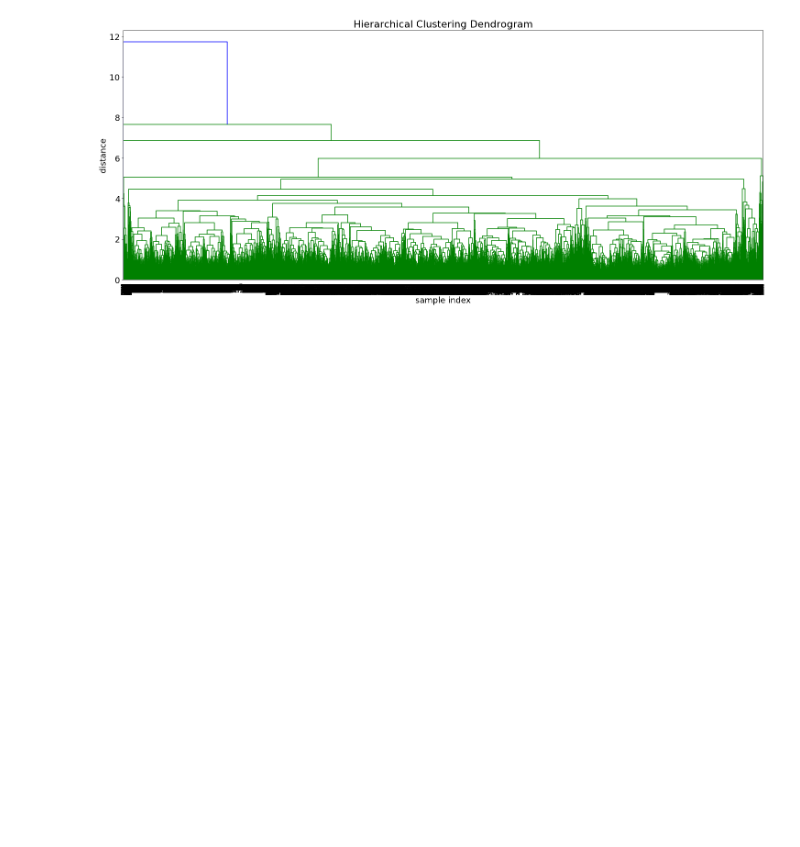
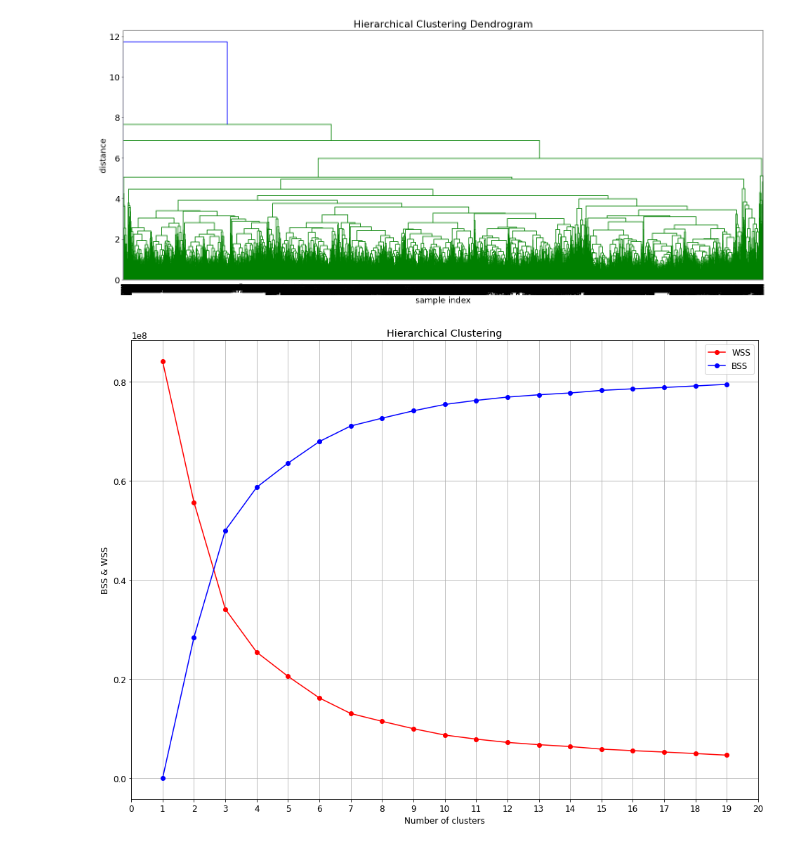
Before and after one commit to STASYA00/DS-DS, a Jupyter notebook: Notebooks/Traffic-TRAFFIC.ipynb, the cells around one changed output. Saved outputs shown, nothing was run; the diff lists cells and outputs as text; code cells hidden in the pictures; blank space fills up the shorter version.

```diff
--- a/Notebooks/Traffic-TRAFFIC.ipynb
+++ b/Notebooks/Traffic-TRAFFIC.ipynb
@@ -428,3 +448,39 @@ dendrogram(matrix, leaf_rotation = 90, leaf_font_size=8)
 plt.show()
 # %% [output]
 [figure]
+# %%
+matrix = linkage(rows_tsne, 'average')
+# number of cluster
+wss_val = []
+bss_val = []
+k_val = range(1,20)
+# %%
+x = rows_tsne
+for k in k_val:
+    clustering = fcluster(matrix, k, criterion='maxclust')
+    centroids = [np.mean(x[clustering==c],axis=0) for c in range(1,k+1)]
+    cdist(x, centroids, 'euclidean')
+    D = cdist(x, centroids, 'euclidean')
+    cIdx = np.argmin(D,axis=1)
+    d = np.min(D,axis=1)
+    avgWithinSS = sum(d)/x.shape[0]
+    wss = sum(d**2)
+    tss = sum(pdist(x)**2)/x.shape[0]
+    bss = tss-wss
+    wss_val += [wss]
+    bss_val += [bss]
+# %%
+k_val = range(1,20)
+fig = plt.figure(figsize=(16,12));
+font = {'family' : 'sans', 'size'   : 12}
+plt.rc('font', **font)
+plt.plot(k_val, wss_val, 'bo-', color='red', label='WSS')
+plt.plot(k_val, bss_val, 'bo-', color='blue', label='BSS')
+plt.grid(True)
+plt.xlabel('Number of clusters')
+plt.ylabel('BSS & WSS')
+plt.xticks(np.arange(0,21,1))
+plt.legend()
+plt.title('Hierarchical Clustering');
+# %% [output]
+[figure, added]
```
Also changed, not shown: parts of 7 cells of this notebook.
